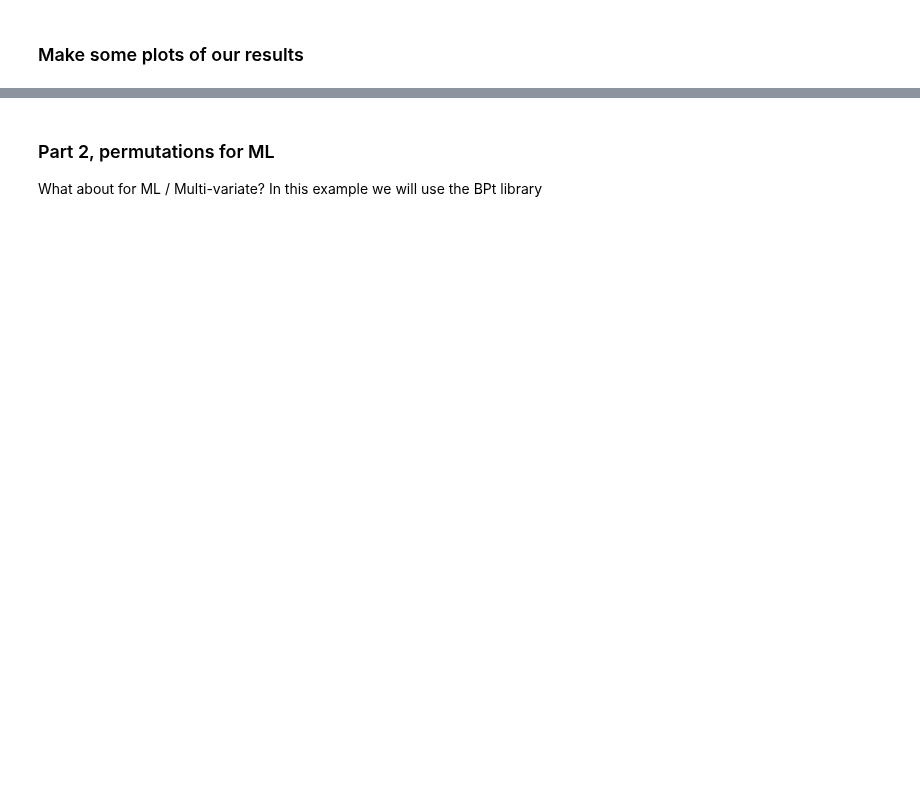
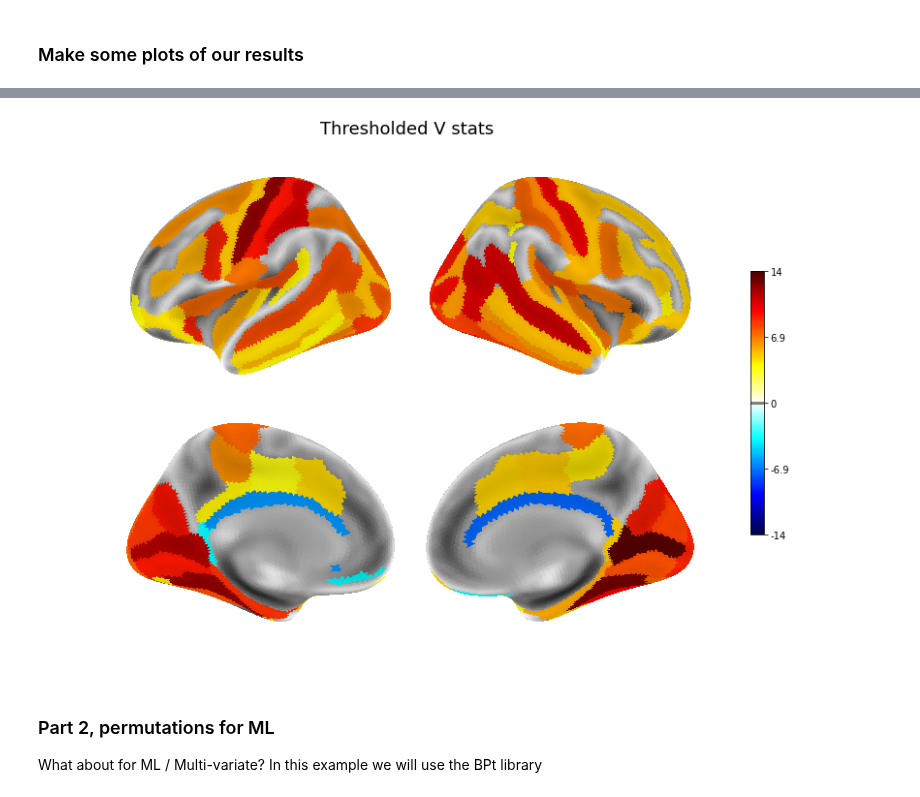
Before and after one commit to sahahn/neurotools, a Jupyter notebook: src_doc/source/permutations.ipynb, the cells around one changed output, grey strips where cells are left out. Saved outputs shown, nothing was run; the diff lists cells and outputs as text; code cells hidden in the pictures; blank space fills up the shorter version.

```diff
--- a/src_doc/source/permutations.ipynb
+++ b/src_doc/source/permutations.ipynb
@@ -107,9 +108,11 @@ plot(v, title='Neg log10 pvals', threshold=.001)
 # %%
 thresh_scores = original_scores.copy()
 thresh_scores[pvals > .05] = 0
 
-v = to_vertex(thresh_scores, roi_names)
+v = pd.Series(thresh_scores, index=roi_names)
 plot(v, title='Thresholded V stats', threshold=.1)
+# %% [output]
+[figure, added]
 # %% [markdown]
 ### Part 2, permutations for ML
 
```
Also changed, not shown: parts of 9 cells of this notebook.
